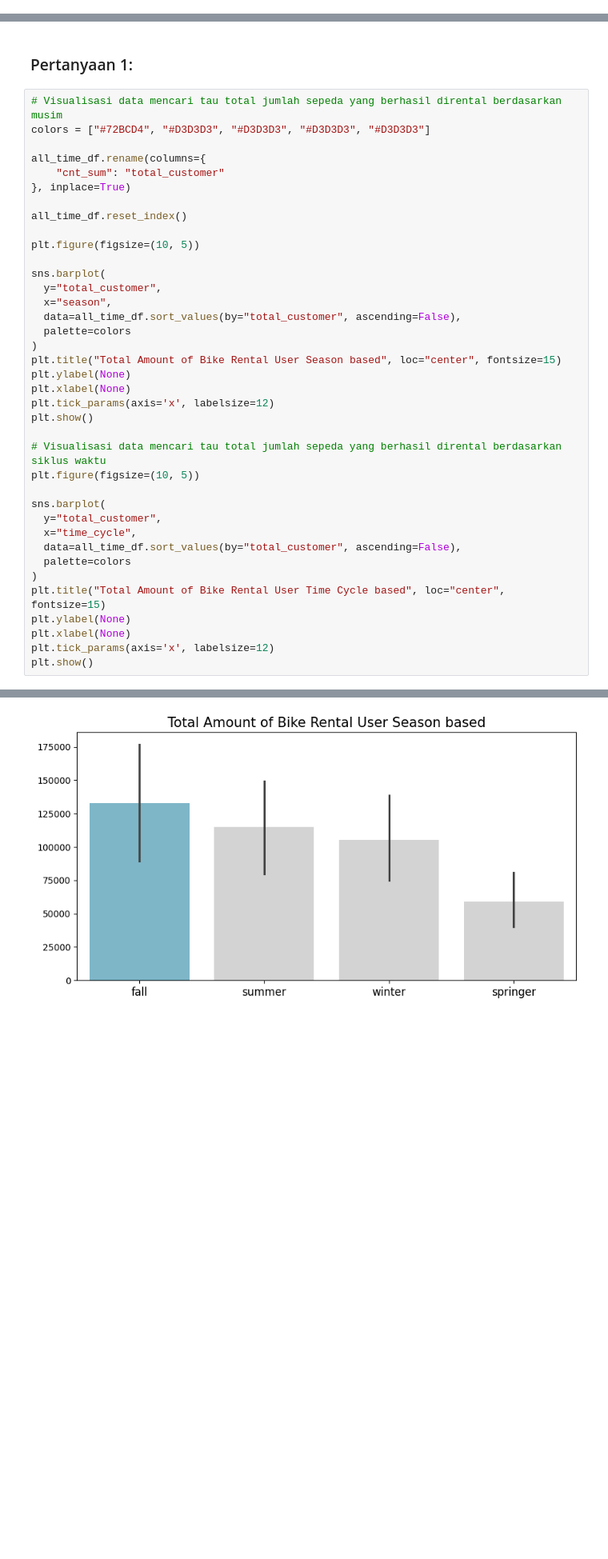
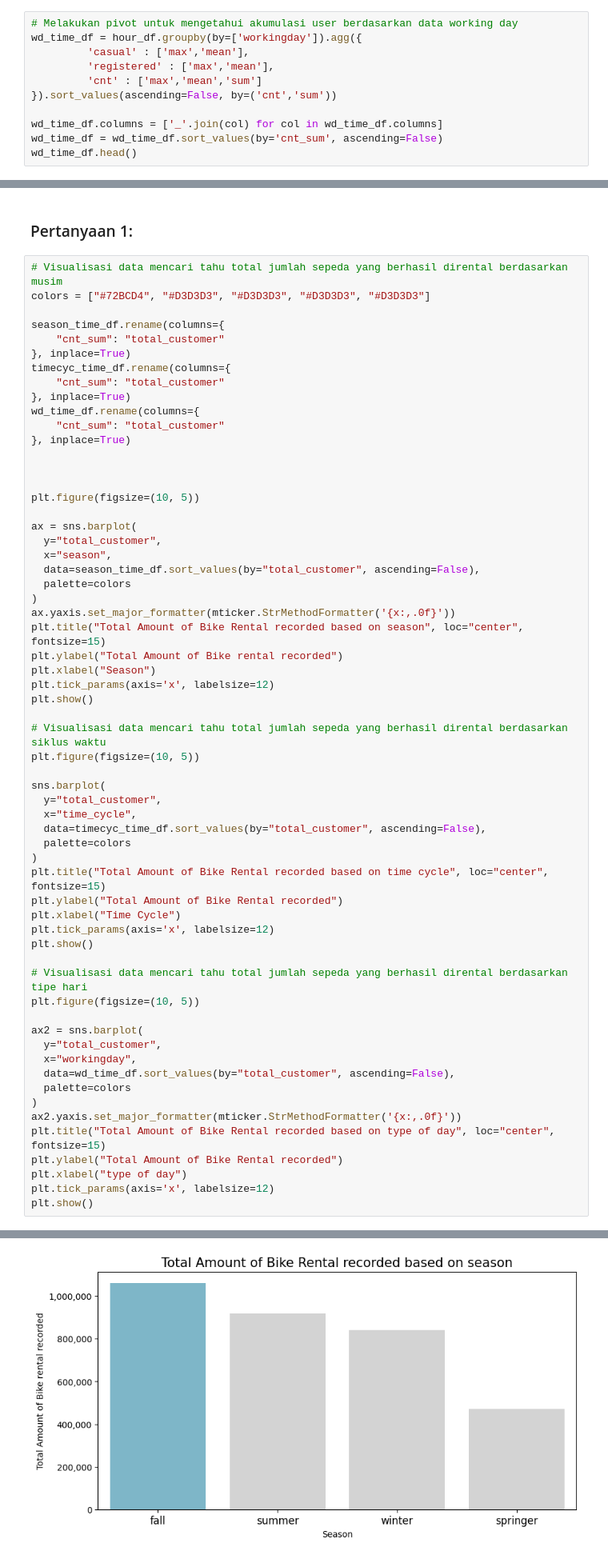
Before and after one commit to moonfaceisaac/proyek-analisis-data-dengan-python, a Jupyter notebook: notebook.ipynb, the cells around one changed output, grey strips where cells are left out. Shown: that part at 80% size. Drawn from its saved outputs; the diff is of its cells as text; blank space fills up the shorter version.

```diff
--- a/notebook.ipynb
+++ b/notebook.ipynb
@@ -263,0 +456,11 @@ year_qrt_df.head()
+# %%
+# Melakukan pivot untuk mengetahui akumulasi user berdasarkan data working day
+wd_time_df = hour_df.groupby(by=['workingday']).agg({
+		 'casual' : ['max','mean'],
+		 'registered' : ['max','mean'],
+		 'cnt' : ['max','mean','sum']
+}).sort_values(ascending=False, by=('cnt','sum'))
+
+wd_time_df.columns = ['_'.join(col) for col in wd_time_df.columns]
+wd_time_df = wd_time_df.sort_values(by='cnt_sum', ascending=False)
+wd_time_df.head()
@@ -270,43 +505,66 @@ year_qrt_df.head()
 # %% [markdown]
 ### Pertanyaan 1:
 # %%
-# Visualisasi data mencari tau total jumlah sepeda yang berhasil dirental berdasarkan musim
+# Visualisasi data mencari tahu total jumlah sepeda yang berhasil dirental berdasarkan musim
 colors = ["#72BCD4", "#D3D3D3", "#D3D3D3", "#D3D3D3", "#D3D3D3"]
 
-all_time_df.rename(columns={
+season_time_df.rename(columns={
+    "cnt_sum": "total_customer"
+}, inplace=True)
+timecyc_time_df.rename(columns={
+    "cnt_sum": "total_customer"
+}, inplace=True)
+wd_time_df.rename(columns={
     "cnt_sum": "total_customer"
 }, inplace=True)
 
-all_time_df.reset_index()
+
 
 plt.figure(figsize=(10, 5))
 
-sns.barplot(
+ax = sns.barplot(
   y="total_customer",
   x="season",
-  data=all_time_df.sort_values(by="total_customer", ascending=False),
+  data=season_time_df.sort_values(by="total_customer", ascending=False),
   palette=colors
 )
-plt.title("Total Amount of Bike Rental User Season based", loc="center", fontsize=15)
-plt.ylabel(None)
-plt.xlabel(None)
+ax.yaxis.set_major_formatter(mticker.StrMethodFormatter('{x:,.0f}'))
+plt.title("Total Amount of Bike Rental recorded based on season", loc="center", fontsize=15)
+plt.ylabel("Total Amount of Bike rental recorded")
+plt.xlabel("Season")
 plt.tick_params(axis='x', labelsize=12)
 plt.show()
 
-# Visualisasi data mencari tau total jumlah sepeda yang berhasil dirental berdasarkan siklus waktu
+# Visualisasi data mencari tahu total jumlah sepeda yang berhasil dirental berdasarkan siklus waktu
 plt.figure(figsize=(10, 5))
 
 sns.barplot(
   y="total_customer",
   x="time_cycle",
-  data=all_time_df.sort_values(by="total_customer", ascending=False),
+  data=timecyc_time_df.sort_values(by="total_customer", ascending=False),
   palette=colors
 )
-plt.title("Total Amount of Bike Rental User Time Cycle based", loc="center", fontsize=15)
-plt.ylabel(None)
-plt.xlabel(None)
+plt.title("Total Amount of Bike Rental recorded based on time cycle", loc="center", fontsize=15)
+plt.ylabel("Total Amount of Bike Rental recorded")
+plt.xlabel("Time Cycle")
 plt.tick_params(axis='x', labelsize=12)
 plt.show()
+
+# Visualisasi data mencari tahu total jumlah sepeda yang berhasil dirental berdasarkan tipe hari
+plt.figure(figsize=(10, 5))
+
+ax2 = sns.barplot(
+  y="total_customer",
+  x="workingday",
+  data=wd_time_df.sort_values(by="total_customer", ascending=False),
+  palette=colors
+)
+ax2.yaxis.set_major_formatter(mticker.StrMethodFormatter('{x:,.0f}'))
+plt.title("Total Amount of Bike Rental recorded based on type of day", loc="center", fontsize=15)
+plt.ylabel("Total Amount of Bike Rental recorded")
+plt.xlabel("type of day")
+plt.tick_params(axis='x', labelsize=12)
+plt.show()
 # %% [output]
 Passing `palette` without assigning `hue` is deprecated and will be removed in v0.14.0. Assign the `x` variable to `hue` and set `legend=False` for the same effect.
 
@@ -314,4 +572,4 @@ Passing `palette` without assigning `hue` is deprecated and will be removed in v
-[figure, old version]
+[figure, new version]
 Passing `palette` without assigning `hue` is deprecated and will be removed in v0.14.0. Assign the `x` variable to `hue` and set `legend=False` for the same effect.
 
   sns.barplot(
```
Also changed, not shown: parts of 41 cells of this notebook, 7 other files.
